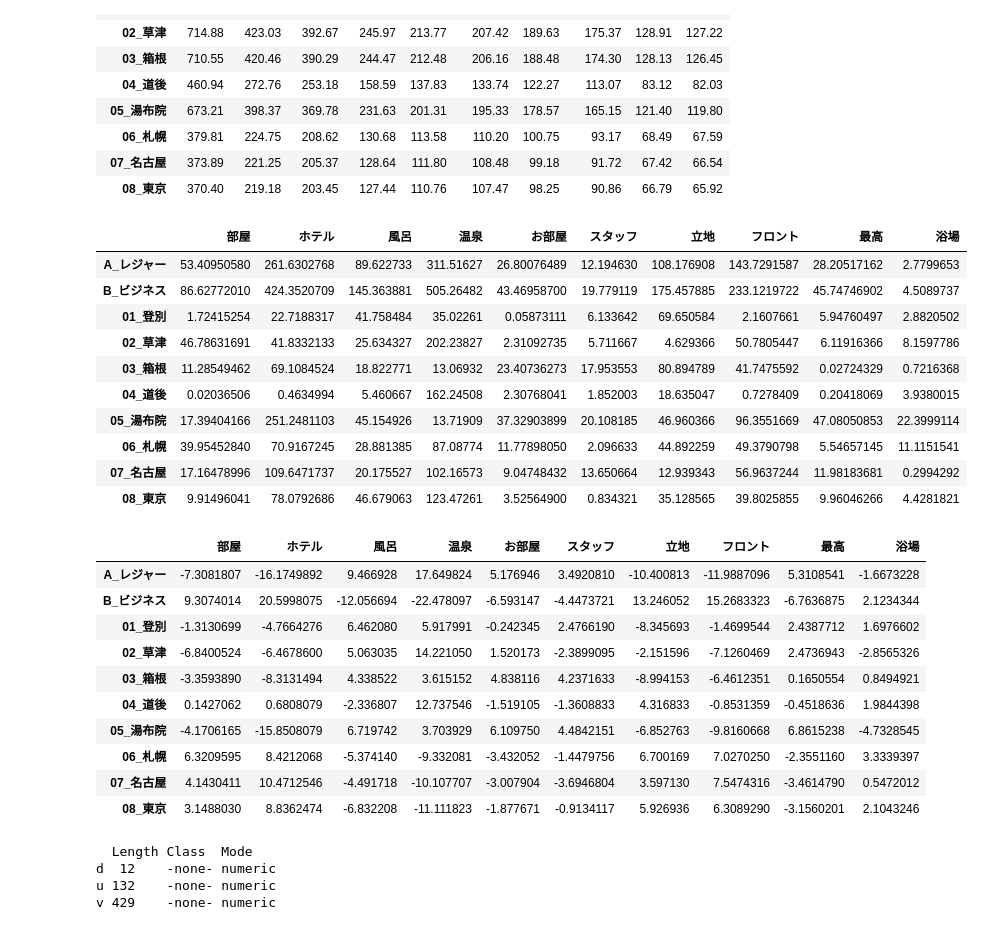
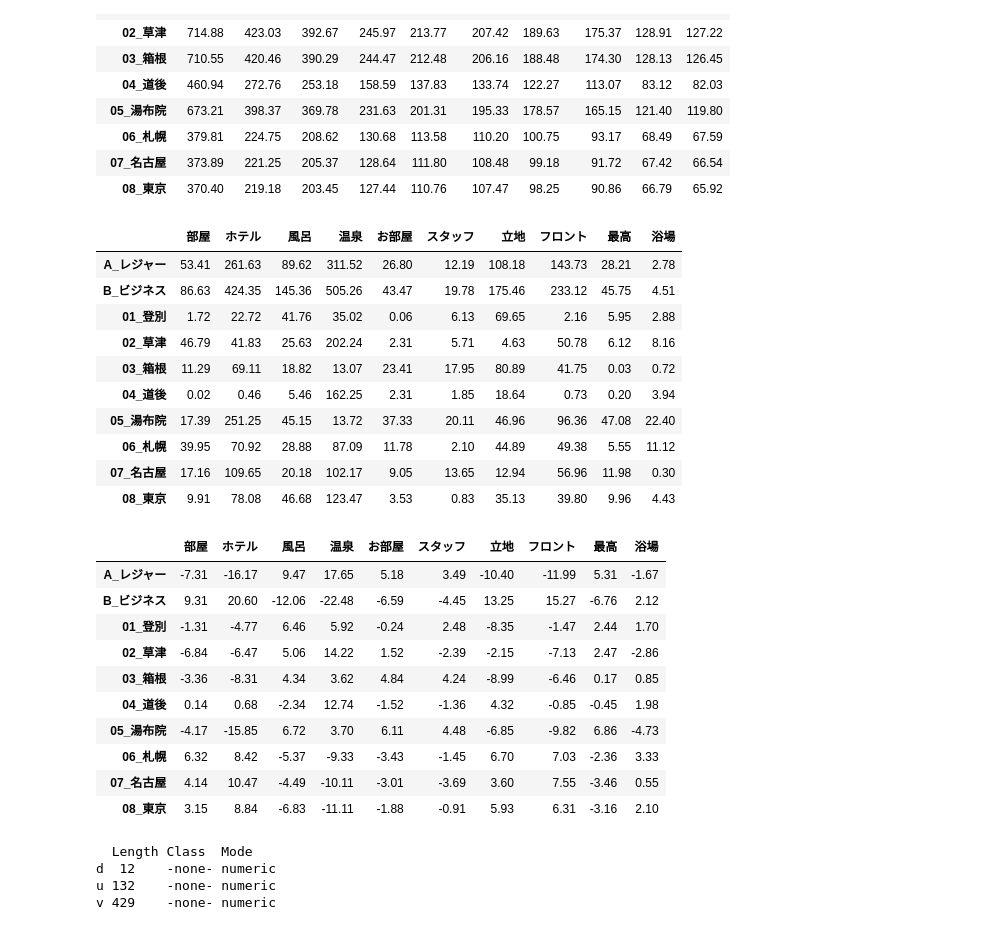
Before and after one commit to haradatm/lecture, a Jupyter notebook: gssm-201907/03-samples/practice-3_sample.ipynb, the cells around one changed output. Cells and saved outputs as stored; diff of their text form; code cells hidden in the pictures.

```diff
--- a/gssm-201907/03-samples/practice-3_sample.ipynb
+++ b/gssm-201907/03-samples/practice-3_sample.ipynb
@@ -172,35 +172,35 @@ round(expected, 2)[1:10, 1:10]
 # residuals[1:10,1:10]
 # %%
 chisq <- (table.N - expected)^2/expected
-chisq[1:10,1:10]
+round(chisq, 2)[1:10,1:10]
 # %% [output]
 |  | 部屋 | ホテル | 風呂 | 温泉 | お部屋 | スタッフ | 立地 | フロント | 最高 | 浴場 |
-| A_レジャー | 53.40950580 | 261.6302768 | 89.622733 | 311.51627 | 26.80076489 | 12.194630 | 108.176908 | 143.7291587 | 28.20517162 | 2.7799653 |
-| B_ビジネス | 86.62772010 | 424.3520709 | 145.363881 | 505.26482 | 43.46958700 | 19.779119 | 175.457885 | 233.1219722 | 45.74746902 | 4.5089737 |
-| 01_登別 | 1.72415254 | 22.7188317 | 41.758484 | 35.02261 | 0.05873111 | 6.133642 | 69.650584 | 2.1607661 | 5.94760497 | 2.8820502 |
-| 02_草津 | 46.78631691 | 41.8332133 | 25.634327 | 202.23827 | 2.31092735 | 5.711667 | 4.629366 | 50.7805447 | 6.11916366 | 8.1597786 |
-| 03_箱根 | 11.28549462 | 69.1084524 | 18.822771 | 13.06932 | 23.40736273 | 17.953553 | 80.894789 | 41.7475592 | 0.02724329 | 0.7216368 |
-| 04_道後 | 0.02036506 | 0.4634994 | 5.460667 | 162.24508 | 2.30768041 | 1.852003 | 18.635047 | 0.7278409 | 0.20418069 | 3.9380015 |
-| 05_湯布院 | 17.39404166 | 251.2481103 | 45.154926 | 13.71909 | 37.32903899 | 20.108185 | 46.960366 | 96.3551669 | 47.08050853 | 22.3999114 |
-| 06_札幌 | 39.95452840 | 70.9167245 | 28.881385 | 87.08774 | 11.77898050 | 2.096633 | 44.892259 | 49.3790798 | 5.54657145 | 11.1151541 |
-| 07_名古屋 | 17.16478996 | 109.6471737 | 20.175527 | 102.16573 | 9.04748432 | 13.650664 | 12.939343 | 56.9637244 | 11.98183681 | 0.2994292 |
-| 08_東京 | 9.91496041 | 78.0792686 | 46.679063 | 123.47261 | 3.52564900 | 0.834321 | 35.128565 | 39.8025855 | 9.96046266 | 4.4281821 |
+| A_レジャー | 53.41 | 261.63 | 89.62 | 311.52 | 26.80 | 12.19 | 108.18 | 143.73 | 28.21 | 2.78 |
+| B_ビジネス | 86.63 | 424.35 | 145.36 | 505.26 | 43.47 | 19.78 | 175.46 | 233.12 | 45.75 | 4.51 |
+| 01_登別 | 1.72 | 22.72 | 41.76 | 35.02 | 0.06 | 6.13 | 69.65 | 2.16 | 5.95 | 2.88 |
+| 02_草津 | 46.79 | 41.83 | 25.63 | 202.24 | 2.31 | 5.71 | 4.63 | 50.78 | 6.12 | 8.16 |
+| 03_箱根 | 11.29 | 69.11 | 18.82 | 13.07 | 23.41 | 17.95 | 80.89 | 41.75 | 0.03 | 0.72 |
+| 04_道後 | 0.02 | 0.46 | 5.46 | 162.25 | 2.31 | 1.85 | 18.64 | 0.73 | 0.20 | 3.94 |
+| 05_湯布院 | 17.39 | 251.25 | 45.15 | 13.72 | 37.33 | 20.11 | 46.96 | 96.36 | 47.08 | 22.40 |
+| 06_札幌 | 39.95 | 70.92 | 28.88 | 87.09 | 11.78 | 2.10 | 44.89 | 49.38 | 5.55 | 11.12 |
+| 07_名古屋 | 17.16 | 109.65 | 20.18 | 102.17 | 9.05 | 13.65 | 12.94 | 56.96 | 11.98 | 0.30 |
+| 08_東京 | 9.91 | 78.08 | 46.68 | 123.47 | 3.53 | 0.83 | 35.13 | 39.80 | 9.96 | 4.43 |
 # %%
 #  Residuals
 residuals <- (table.N - expected)/sqrt(expected)
-residuals[1:10,1:10]
+round(residuals, 2)[1:10,1:10]
 # %% [output]
 |  | 部屋 | ホテル | 風呂 | 温泉 | お部屋 | スタッフ | 立地 | フロント | 最高 | 浴場 |
-| A_レジャー | -7.3081807 | -16.1749892 | 9.466928 | 17.649824 | 5.176946 | 3.4920810 | -10.400813 | -11.9887096 | 5.3108541 | -1.6673228 |
-| B_ビジネス | 9.3074014 | 20.5998075 | -12.056694 | -22.478097 | -6.593147 | -4.4473721 | 13.246052 | 15.2683323 | -6.7636875 | 2.1234344 |
-| 01_登別 | -1.3130699 | -4.7664276 | 6.462080 | 5.917991 | -0.242345 | 2.4766190 | -8.345693 | -1.4699544 | 2.4387712 | 1.6976602 |
-| 02_草津 | -6.8400524 | -6.4678600 | 5.063035 | 14.221050 | 1.520173 | -2.3899095 | -2.151596 | -7.1260469 | 2.4736943 | -2.8565326 |
-| 03_箱根 | -3.3593890 | -8.3131494 | 4.338522 | 3.615152 | 4.838116 | 4.2371633 | -8.994153 | -6.4612351 | 0.1650554 | 0.8494921 |
-| 04_道後 | 0.1427062 | 0.6808079 | -2.336807 | 12.737546 | -1.519105 | -1.3608833 | 4.316833 | -0.8531359 | -0.4518636 | 1.9844398 |
-| 05_湯布院 | -4.1706165 | -15.8508079 | 6.719742 | 3.703929 | 6.109750 | 4.4842151 | -6.852763 | -9.8160668 | 6.8615238 | -4.7328545 |
-| 06_札幌 | 6.3209595 | 8.4212068 | -5.374140 | -9.332081 | -3.432052 | -1.4479756 | 6.700169 | 7.0270250 | -2.3551160 | 3.3339397 |
-| 07_名古屋 | 4.1430411 | 10.4712546 | -4.491718 | -10.107707 | -3.007904 | -3.6946804 | 3.597130 | 7.5474316 | -3.4614790 | 0.5472012 |
-| 08_東京 | 3.1488030 | 8.8362474 | -6.832208 | -11.111823 | -1.877671 | -0.9134117 | 5.926936 | 6.3089290 | -3.1560201 | 2.1043246 |
+| A_レジャー | -7.31 | -16.17 | 9.47 | 17.65 | 5.18 | 3.49 | -10.40 | -11.99 | 5.31 | -1.67 |
+| B_ビジネス | 9.31 | 20.60 | -12.06 | -22.48 | -6.59 | -4.45 | 13.25 | 15.27 | -6.76 | 2.12 |
+| 01_登別 | -1.31 | -4.77 | 6.46 | 5.92 | -0.24 | 2.48 | -8.35 | -1.47 | 2.44 | 1.70 |
+| 02_草津 | -6.84 | -6.47 | 5.06 | 14.22 | 1.52 | -2.39 | -2.15 | -7.13 | 2.47 | -2.86 |
+| 03_箱根 | -3.36 | -8.31 | 4.34 | 3.62 | 4.84 | 4.24 | -8.99 | -6.46 | 0.17 | 0.85 |
+| 04_道後 | 0.14 | 0.68 | -2.34 | 12.74 | -1.52 | -1.36 | 4.32 | -0.85 | -0.45 | 1.98 |
+| 05_湯布院 | -4.17 | -15.85 | 6.72 | 3.70 | 6.11 | 4.48 | -6.85 | -9.82 | 6.86 | -4.73 |
+| 06_札幌 | 6.32 | 8.42 | -5.37 | -9.33 | -3.43 | -1.45 | 6.70 | 7.03 | -2.36 | 3.33 |
+| 07_名古屋 | 4.14 | 10.47 | -4.49 | -10.11 | -3.01 | -3.69 | 3.60 | 7.55 | -3.46 | 0.55 |
+| 08_東京 | 3.15 | 8.84 | -6.83 | -11.11 | -1.88 | -0.91 | 5.93 | 6.31 | -3.16 | 2.10 |
 # %%
 # Standardized residuals
 residuals <- residuals / sqrt(n)
```
Also changed, not shown: parts of 2 cells of this notebook.
